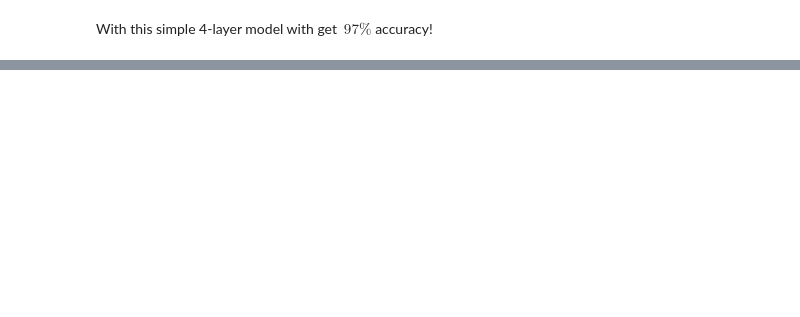
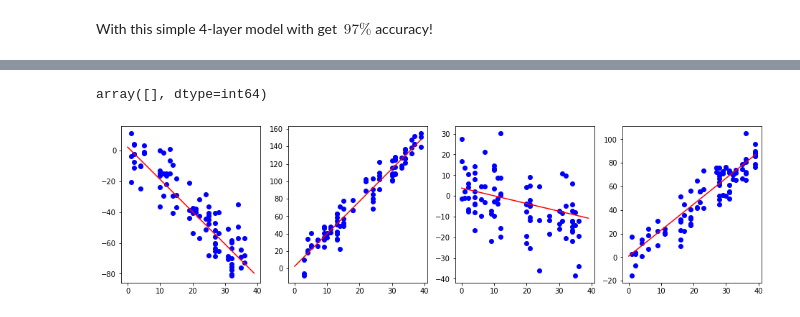
Before and after one commit to ICESAT-2HackWeek/Machine-Learning, a Jupyter notebook: MachineLearning_NeuralNetworks_Intro.ipynb, the cells around one changed output, grey strips where cells are left out. Drawn from its saved outputs; the diff is of its cells as text; code cells hidden in the pictures; blank space fills up the shorter version.

```diff
--- a/MachineLearning_NeuralNetworks_Intro.ipynb
+++ b/MachineLearning_NeuralNetworks_Intro.ipynb
@@ -371,0 +170,50 @@ Note that we have to be careful with overfitting. We only trained the network fo
+# %%
+#-- create 2000 line segments in tiles with width 50 and add Guassian noise
+n_tiles = 2000
+w = 40
+pts = 30 # number of poits to sample
+repeat = 3 # number of times to repeat the noise addition at each coordinate
+
+# Fixing random state for reproducibility
+np.random.seed(13)
+
+#-- training data has dimensions: # of tilesm, # of points, 2 for the x,y coords of points
+x = np.empty((n_tiles,pts*repeat,2),dtype=float)
+#-- we choose a random slope and intercept in the range -4 to 4 for both, with uniform distribution
+y = np.random.uniform(-4,4,(n_tiles,2))
+
+#-- Now populate x with noisy data
+#-- to make the data more similar to ATL03, we will have multiple y values for each x value
+for i in range(n_tiles):
+    #-- create line
+    line = y[i,0] + np.arange(w)*y[i,1] + np.random.normal(loc=0,scale=5,size=w)
+    #-- randomly select `pts` number of points
+    inds = np.random.randint(0,high=w,size=pts)
+    for r in range(repeat):
+        x[i,r*pts:(r+1)*pts,0] = inds
+        # Add Gaussian noise with standard deviation 10
+        x[i,r*pts:(r+1)*pts,1] = line[inds] + np.random.normal(loc=0,scale=10,size=pts)
+# %%
+#-- Separate 10% of elements for testing
+#-- randomly extract indices for 10% of elements
+ii = np.random.randint(0,high=n_tiles,size=int(n_tiles*0.1))
+x_test = x[ii]
+y_test = y[ii]
+#-- set the rest for training by getting difference between union and intersection
+jj = np.setdiff1d(np.union1d(np.arange(n_tiles), ii), np.intersect1d(np.arange(n_tiles), ii))
+x_train = x[jj]
+y_train = y[jj]
+#-- make sure there are no overlapping elements
+np.intersect1d(ii,jj)
+# %% [output]
+array([], dtype=int64)
+# %%
+#-- Plot some example tiles
+fig,ax = plt.subplots(1, 4,figsize=(16,4))
+#-- loop over to plot the first 4 tiles
+for i in range(4):
+    ax[i].plot(x[i,:,0],x[i,:,1],'bo')
+    ax[i].plot(np.arange(w),y[i,0] + np.arange(w)*y[i,1],'r-')
+plt.show()
+# %% [output]
+[figure, added]
```
Also changed, not shown: parts of 42 cells of this notebook.
